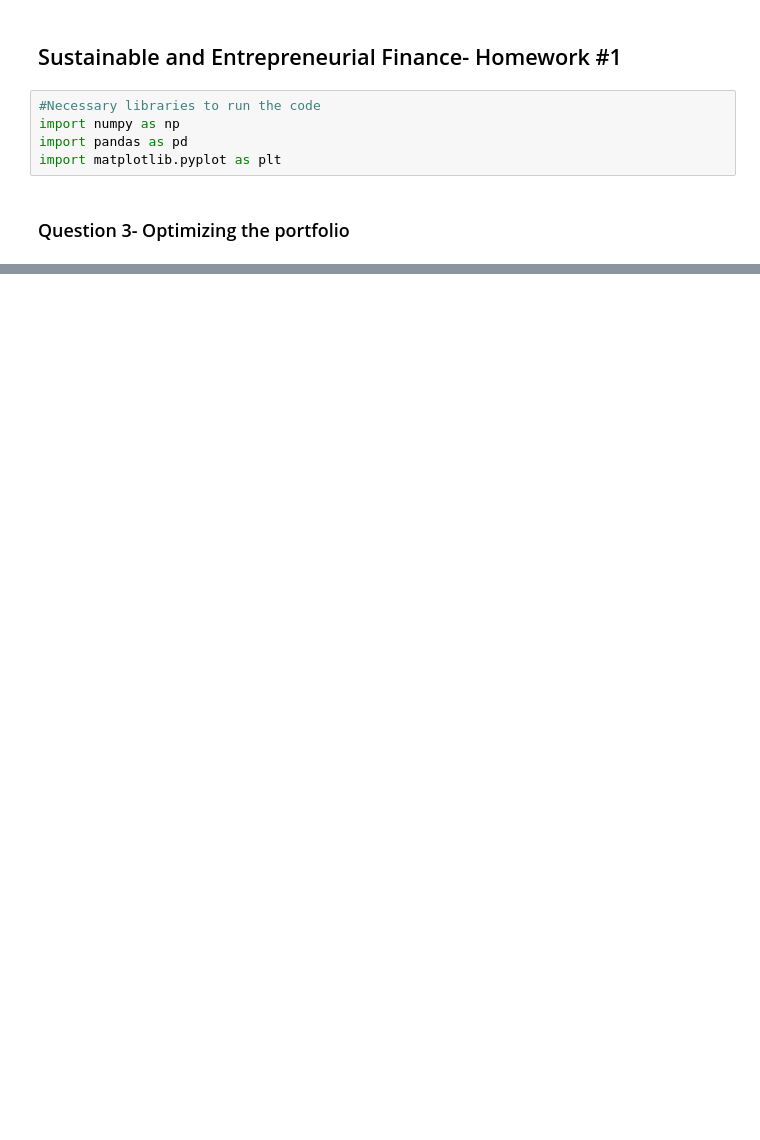
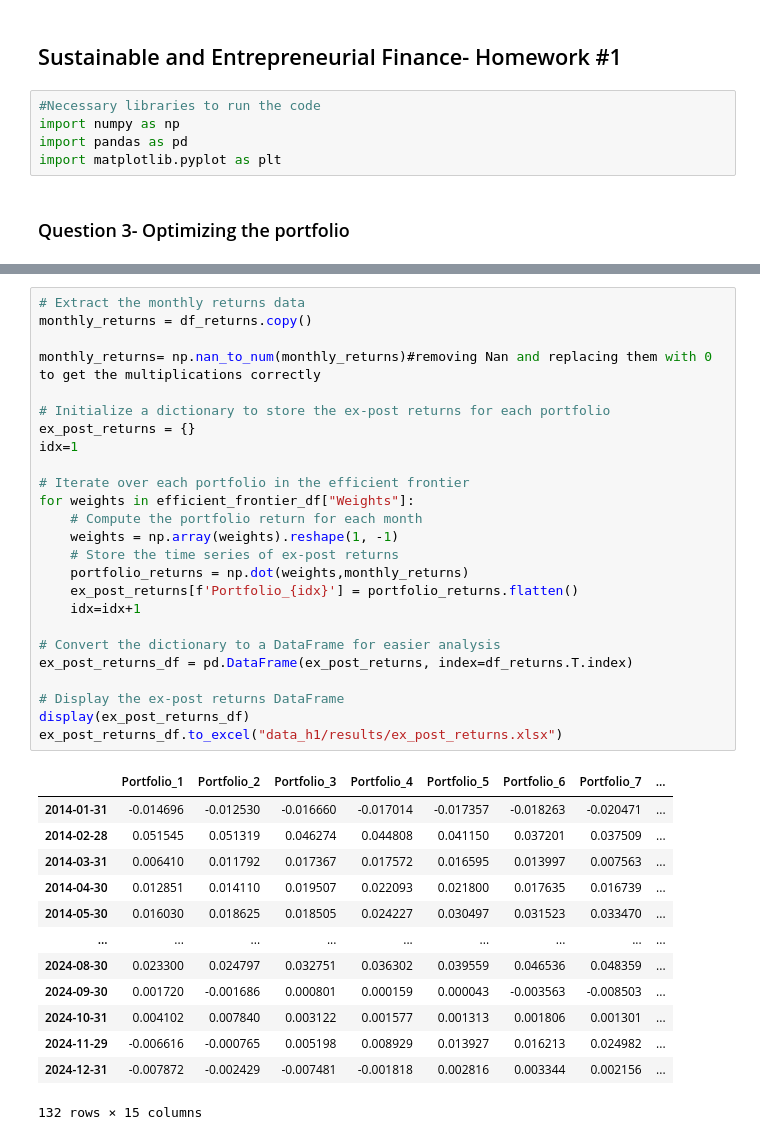
Before and after one commit to ameliemlb/SEF, a Jupyter notebook: hw1_updated.ipynb, the cells around one changed output, grey strips where cells are left out. Drawn from its saved outputs; the diff is of its cells as text; blank space fills up the shorter version.

```diff
--- a/hw1_updated.ipynb
+++ b/hw1_updated.ipynb
@@ -301,0 +109,39 @@ efficient_frontier_df.to_excel("data_h1/results/efficient_frontier.xlsx", index=
+# %%
+# Extract the monthly returns data
+monthly_returns = df_returns.copy()
+
+monthly_returns= np.nan_to_num(monthly_returns)#removing Nan and replacing them with 0 to get the multiplications correctly
+
+# Initialize a dictionary to store the ex-post returns for each portfolio
+ex_post_returns = {}
+idx=1
+
+# Iterate over each portfolio in the efficient frontier
+for weights in efficient_frontier_df["Weights"]:
+    # Compute the portfolio return for each month
+    weights = np.array(weights).reshape(1, -1)
+    # Store the time series of ex-post returns
+    portfolio_returns = np.dot(weights,monthly_returns)
+    ex_post_returns[f'Portfolio_{idx}'] = portfolio_returns.flatten()
+    idx=idx+1
+
+# Convert the dictionary to a DataFrame for easier analysis
+ex_post_returns_df = pd.DataFrame(ex_post_returns, index=df_returns.T.index)
+
+# Display the ex-post returns DataFrame
+display(ex_post_returns_df)
+ex_post_returns_df.to_excel("data_h1/results/ex_post_returns.xlsx")
+# %% [output]
+|  | Portfolio_1 | Portfolio_2 | Portfolio_3 | Portfolio_4 | Portfolio_5 | Portfolio_6 | Portfolio_7 | ... |
+| 2014-01-31 | -0.014696 | -0.012530 | -0.016660 | -0.017014 | -0.017357 | -0.018263 | -0.020471 | ... |
+| 2014-02-28 | 0.051545 | 0.051319 | 0.046274 | 0.044808 | 0.041150 | 0.037201 | 0.037509 | ... |
+| 2014-03-31 | 0.006410 | 0.011792 | 0.017367 | 0.017572 | 0.016595 | 0.013997 | 0.007563 | ... |
+| 2014-04-30 | 0.012851 | 0.014110 | 0.019507 | 0.022093 | 0.021800 | 0.017635 | 0.016739 | ... |
+| 2014-05-30 | 0.016030 | 0.018625 | 0.018505 | 0.024227 | 0.030497 | 0.031523 | 0.033470 | ... |
+| ... | ... | ... | ... | ... | ... | ... | ... | ... |
+| 2024-08-30 | 0.023300 | 0.024797 | 0.032751 | 0.036302 | 0.039559 | 0.046536 | 0.048359 | ... |
+| 2024-09-30 | 0.001720 | -0.001686 | 0.000801 | 0.000159 | 0.000043 | -0.003563 | -0.008503 | ... |
+| 2024-10-31 | 0.004102 | 0.007840 | 0.003122 | 0.001577 | 0.001313 | 0.001806 | 0.001301 | ... |
+| 2024-11-29 | -0.006616 | -0.000765 | 0.005198 | 0.008929 | 0.013927 | 0.016213 | 0.024982 | ... |
+| 2024-12-31 | -0.007872 | -0.002429 | -0.007481 | -0.001818 | 0.002816 | 0.003344 | 0.002156 | ... |
+132 rows × 15 columns
```
Also changed, not shown: parts of 3 cells of this notebook, 2 other files.
